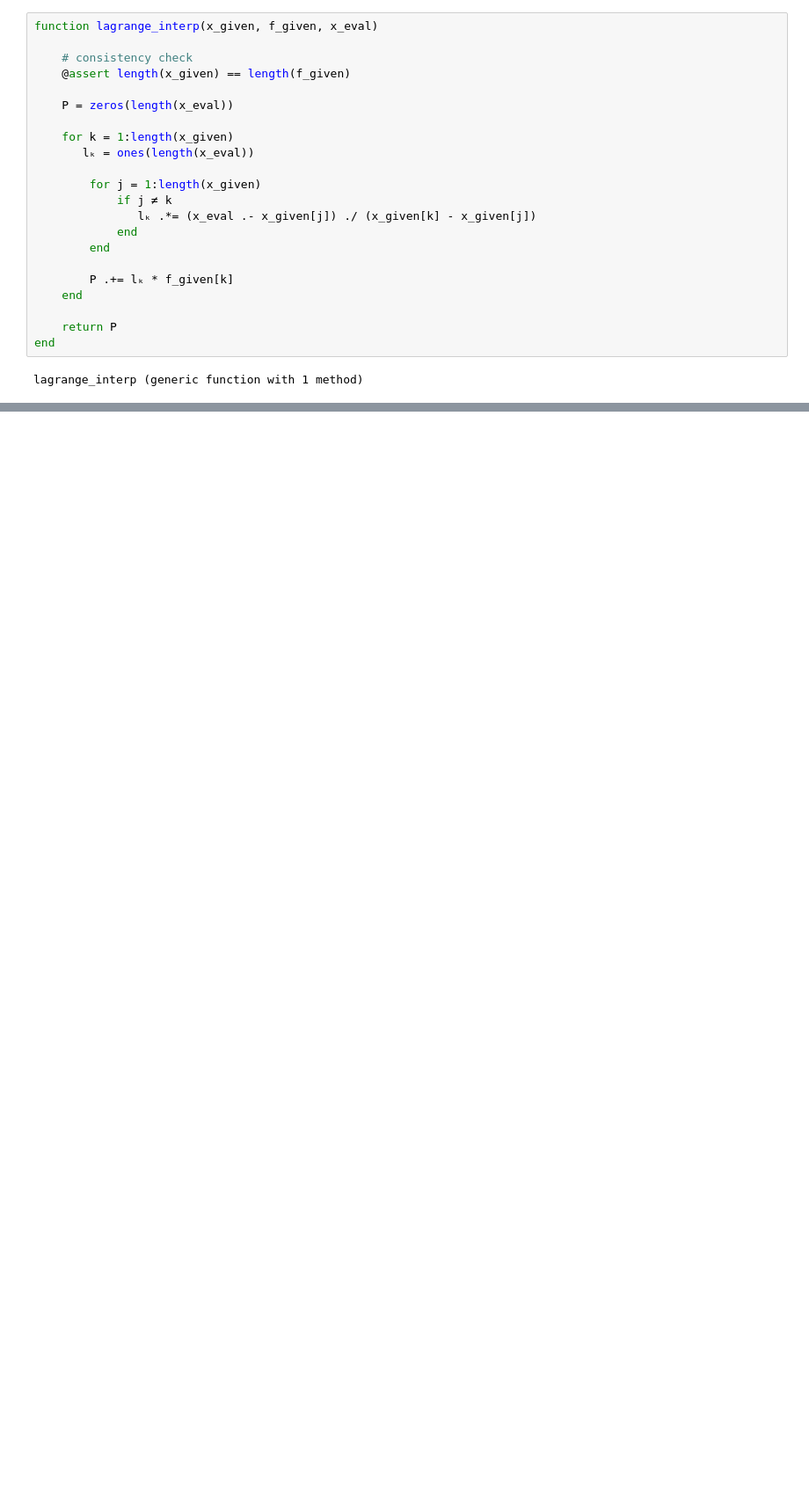
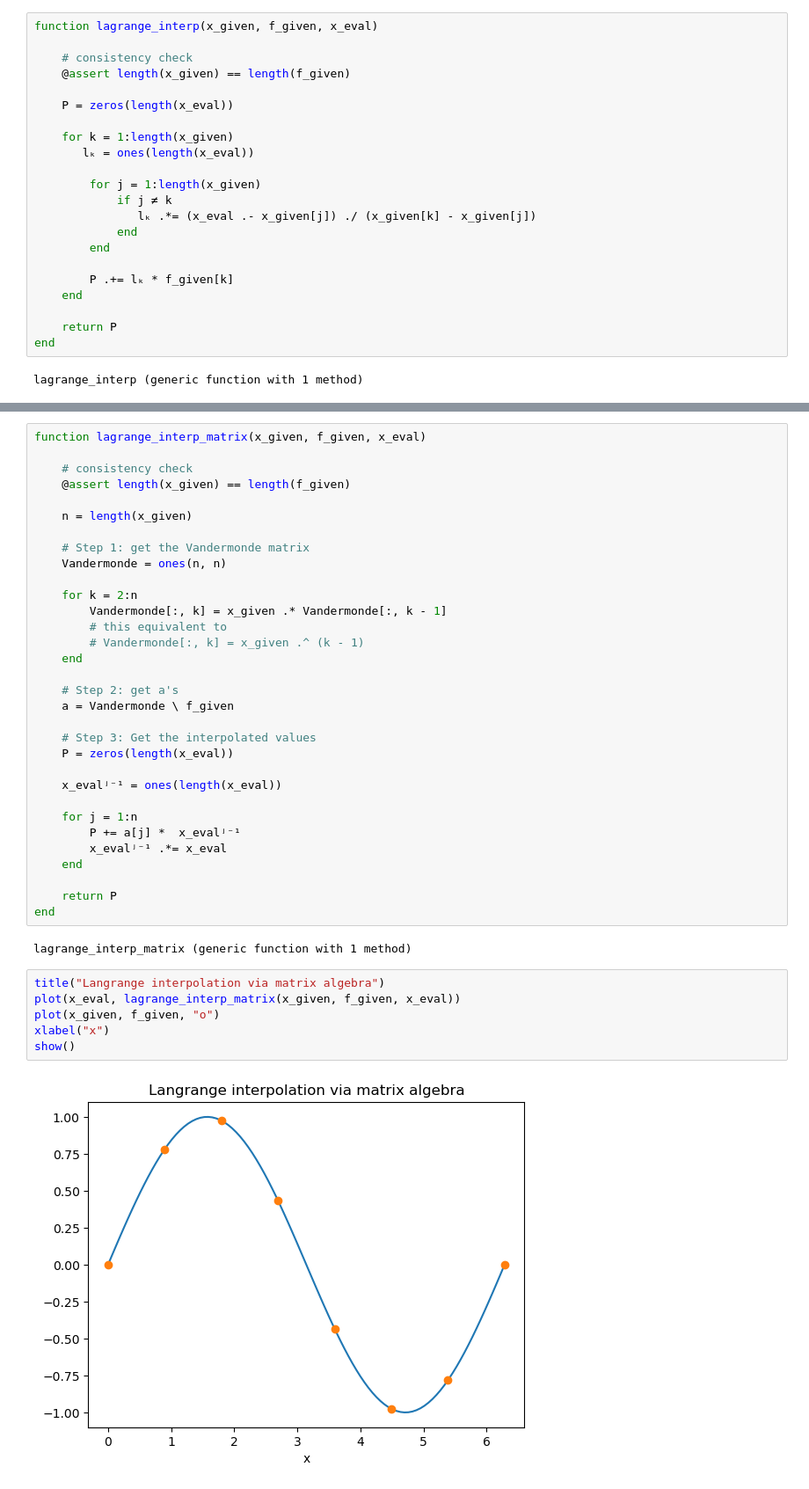
Before and after one commit to tkeegan12/Course_Computational_Physics_and_Engineering, a Jupyter notebook: Module5_Interpolation_and_Curve_fitting.ipynb, the cells around one changed output, grey strips where cells are left out. Shown at 88% size. Drawn from its saved outputs; the diff is of its cells as text; blank space fills up the shorter version.

```diff
--- a/Module5_Interpolation_and_Curve_fitting.ipynb
+++ b/Module5_Interpolation_and_Curve_fitting.ipynb
@@ -111,0 +97,42 @@ end
+# %%
+function lagrange_interp_matrix(x_given, f_given, x_eval)
+
+    # consistency check
+    @assert length(x_given) == length(f_given)
+
+    n = length(x_given)
+
+    # Step 1: get the Vandermonde matrix
+    Vandermonde = ones(n, n)
+
+    for k = 2:n
+        Vandermonde[:, k] = x_given .* Vandermonde[:, k - 1]
+        # this equivalent to
+        # Vandermonde[:, k] = x_given .^ (k - 1)
+    end
+
+    # Step 2: get a's
+    a = Vandermonde \ f_given
+
+    # Step 3: Get the interpolated values
+    P = zeros(length(x_eval))
+
+    x_evalʲ⁻¹ = ones(length(x_eval))
+
+    for j = 1:n
+        P += a[j] *  x_evalʲ⁻¹
+        x_evalʲ⁻¹ .*= x_eval
+    end
+
+    return P
+end
+# %% [output]
+lagrange_interp_matrix (generic function with 1 method)
+# %%
+title("Langrange interpolation via matrix algebra")
+plot(x_eval, lagrange_interp_matrix(x_given, f_given, x_eval))
+plot(x_given, f_given, "o")
+xlabel("x")
+show()
+# %% [output]
+[figure, added]
```
Also changed, not shown: parts of 7 cells of this notebook.
